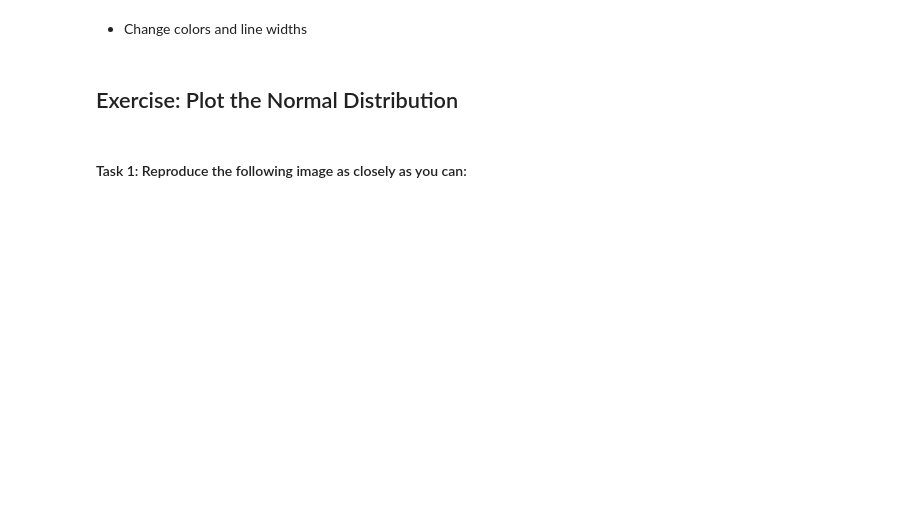
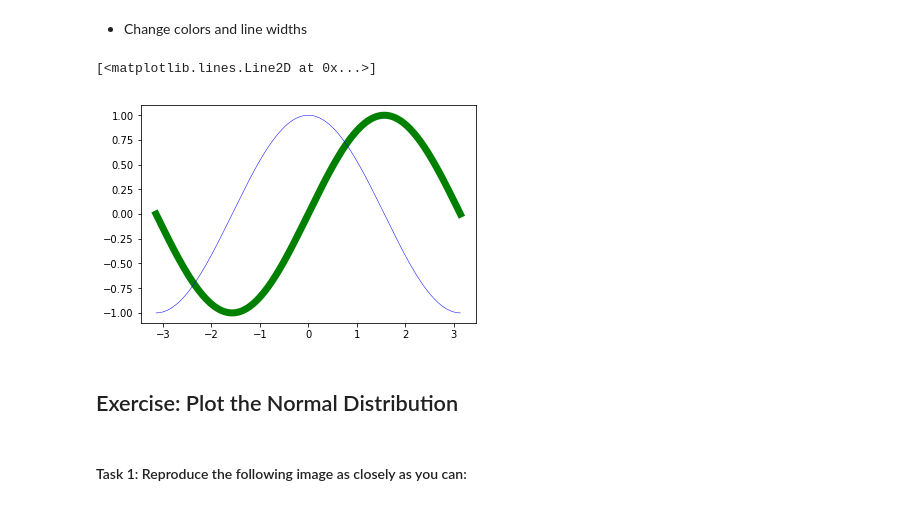
Before and after one commit to TrisKast/DataScience-Bioinformatics, a Jupyter notebook: notebooks/Day1_Visualization.ipynb, the cells around one changed output. Cells and saved outputs as stored; diff of their text form; code cells hidden in the pictures; blank space fills up the shorter version.

```diff
--- a/notebooks/Day1_Visualization.ipynb
+++ b/notebooks/Day1_Visualization.ipynb
@@ -21,5 +57,11 @@ based on http://www.labri.fr/perso/nrougier/teaching/matplotlib/
 # %% [markdown]
 - Change colors and line widths
+# %%
+plt.plot(X, C, linewidth=7.0, c = "g")
+plt.plot(X, S, linewidth=0.5, c = "b")
+# %% [output]
+[<matplotlib.lines.Line2D at 0x...>]
+[figure, added]
 # %% [markdown]
 ## Exercise: Plot the Normal Distribution
 # %% [markdown]
```
Also changed, not shown: parts of 7 cells of this notebook, 1 other file.
